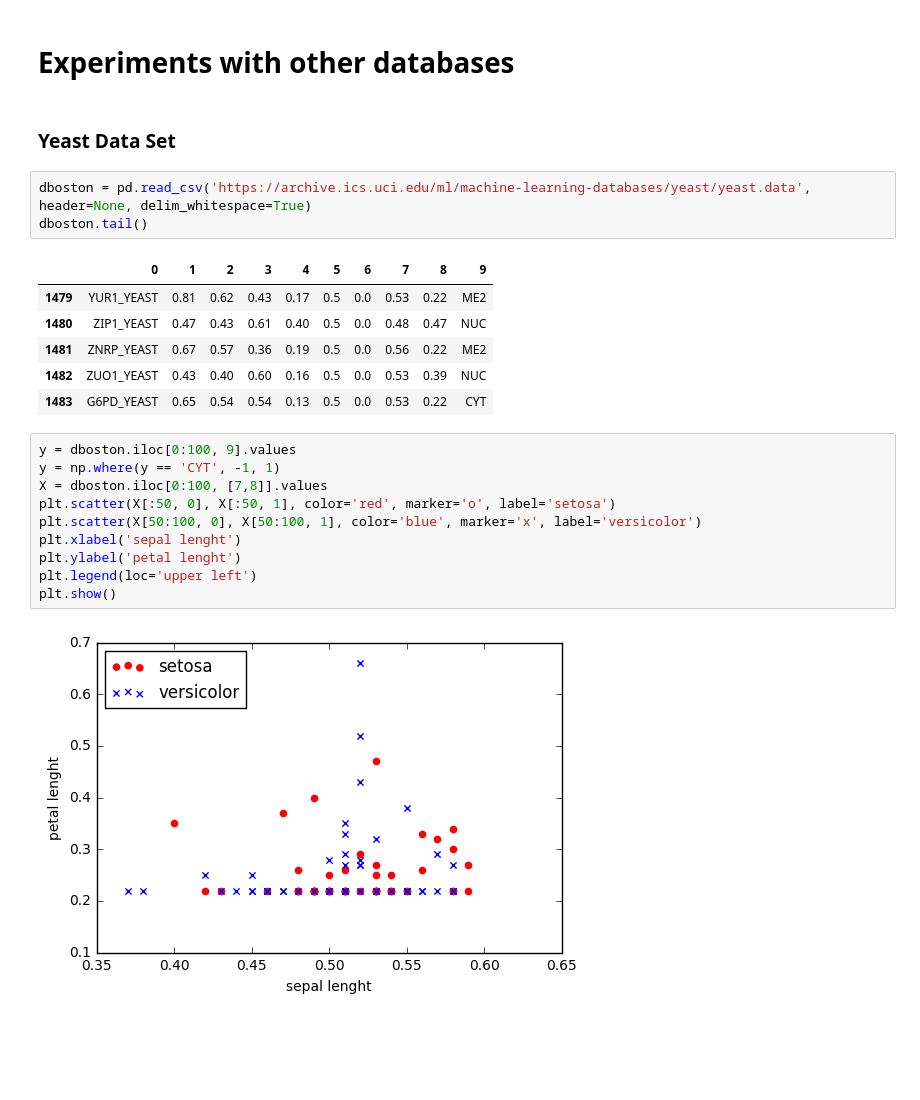
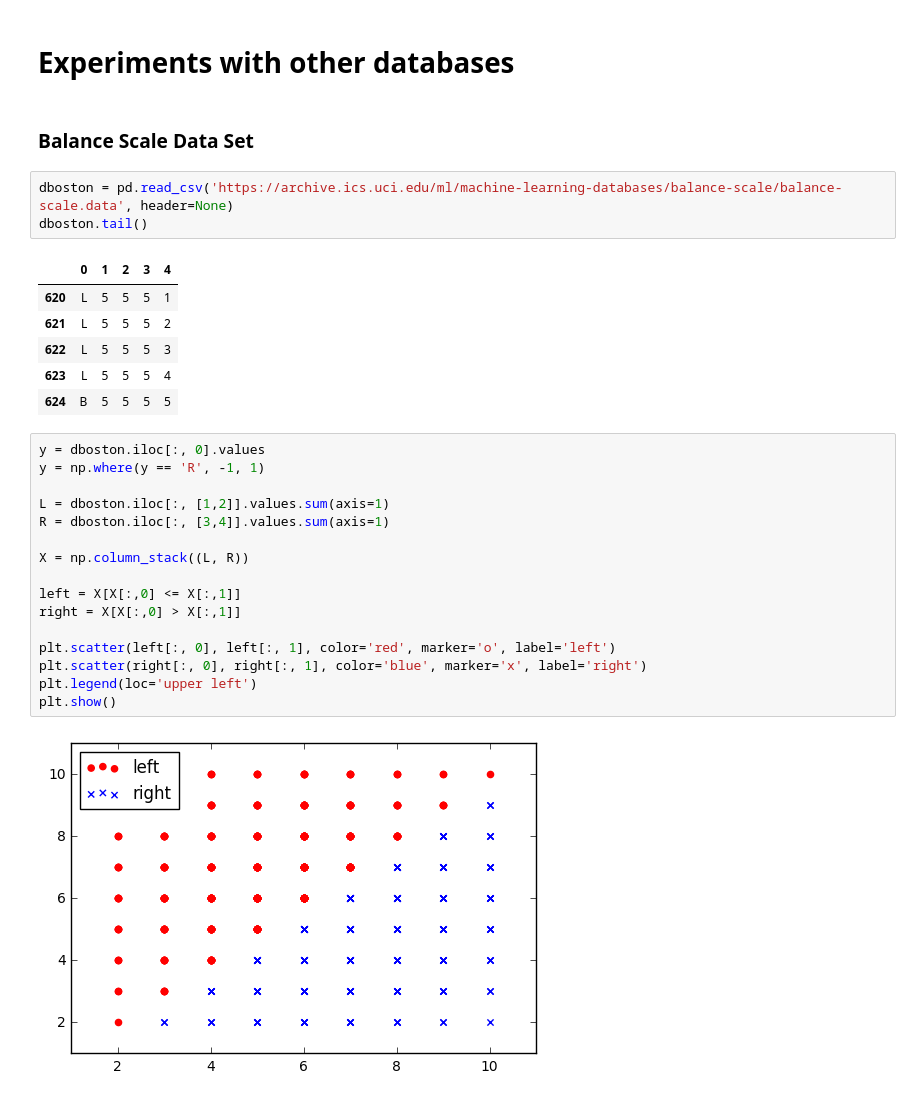
Before and after one commit to albertoqa/pml, a Jupyter notebook: Classification.ipynb, the cells around one changed output. Saved outputs shown, nothing was run; the diff lists cells and outputs as text; blank space fills up the shorter version.

Commit message:
plot balance scale dataset and decision regions

```diff
--- a/Classification.ipynb
+++ b/Classification.ipynb
@@ -311,26 +311,32 @@ plt.show()
 # %% [markdown]
 # Experiments with other databases
 # %% [markdown]
-### Yeast Data Set
+### Balance Scale Data Set
 # %%
-dboston = pd.read_csv('https://archive.ics.uci.edu/ml/machine-learning-databases/yeast/yeast.data', header=None, delim_whitespace=True)
+dboston = pd.read_csv('https://archive.ics.uci.edu/ml/machine-learning-databases/balance-scale/balance-scale.data', header=None)
 dboston.tail()
 # %% [output]
-|  | 0 | 1 | 2 | 3 | 4 | 5 | 6 | 7 | 8 | 9 |
-| 1479 | YUR1_YEAST | 0.81 | 0.62 | 0.43 | 0.17 | 0.5 | 0.0 | 0.53 | 0.22 | ME2 |
-| 1480 | ZIP1_YEAST | 0.47 | 0.43 | 0.61 | 0.40 | 0.5 | 0.0 | 0.48 | 0.47 | NUC |
-| 1481 | ZNRP_YEAST | 0.67 | 0.57 | 0.36 | 0.19 | 0.5 | 0.0 | 0.56 | 0.22 | ME2 |
-| 1482 | ZUO1_YEAST | 0.43 | 0.40 | 0.60 | 0.16 | 0.5 | 0.0 | 0.53 | 0.39 | NUC |
-| 1483 | G6PD_YEAST | 0.65 | 0.54 | 0.54 | 0.13 | 0.5 | 0.0 | 0.53 | 0.22 | CYT |
+|  | 0 | 1 | 2 | 3 | 4 |
+| 620 | L | 5 | 5 | 5 | 1 |
+| 621 | L | 5 | 5 | 5 | 2 |
+| 622 | L | 5 | 5 | 5 | 3 |
+| 623 | L | 5 | 5 | 5 | 4 |
+| 624 | B | 5 | 5 | 5 | 5 |
 # %%
-y = dboston.iloc[0:100, 9].values
-y = np.where(y == 'CYT', -1, 1)
-X = dboston.iloc[0:100, [7,8]].values
-plt.scatter(X[:50, 0], X[:50, 1], color='red', marker='o', label='setosa')
-plt.scatter(X[50:100, 0], X[50:100, 1], color='blue', marker='x', label='versicolor')
-plt.xlabel('sepal lenght')
-plt.ylabel('petal lenght')
+y = dboston.iloc[:, 0].values
+y = np.where(y == 'R', -1, 1)
+
+L = dboston.iloc[:, [1,2]].values.sum(axis=1)
+R = dboston.iloc[:, [3,4]].values.sum(axis=1)
+
+X = np.column_stack((L, R))
+
+left = X[X[:,0] <= X[:,1]]
+right = X[X[:,0] > X[:,1]]
+
+plt.scatter(left[:, 0], left[:, 1], color='red', marker='o', label='left')
+plt.scatter(right[:, 0], right[:, 1], color='blue', marker='x', label='right')
 plt.legend(loc='upper left')
 plt.show()
 # %% [output]
-[figure, old version]
+[figure, new version]
```
Also changed, not shown: parts of 2 cells of this notebook.
